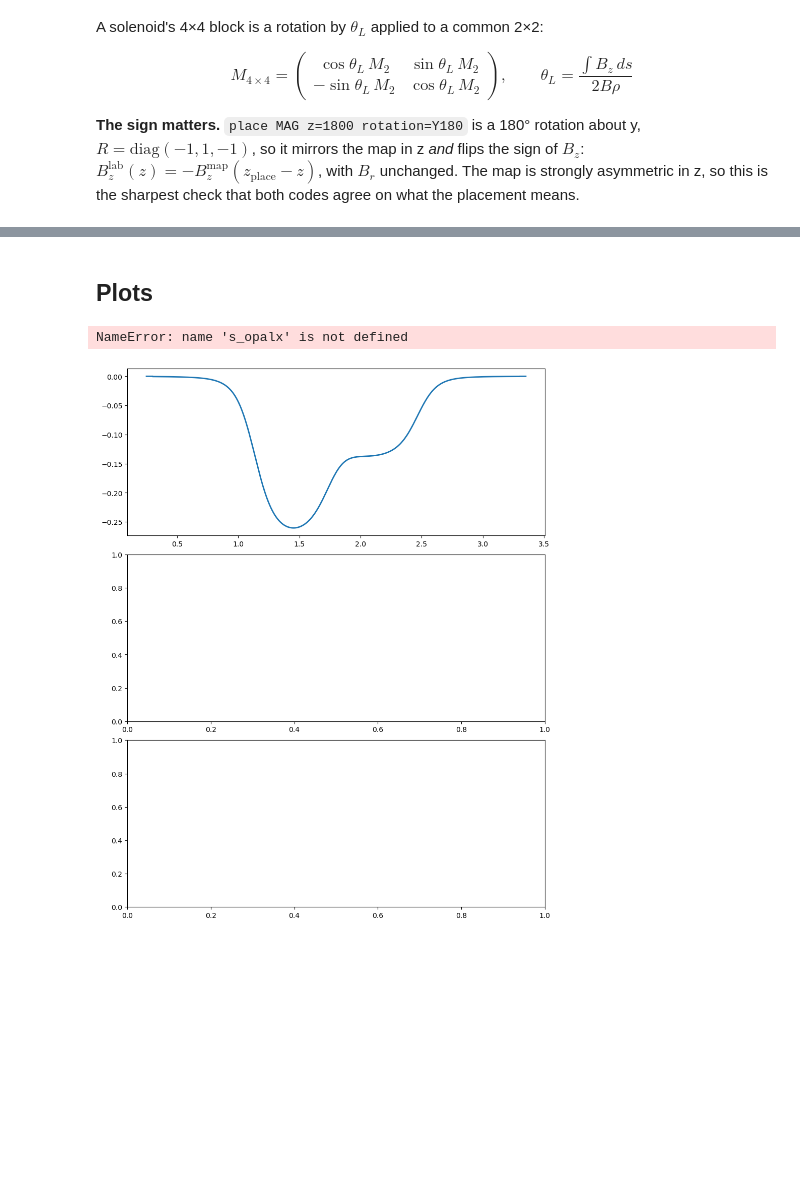
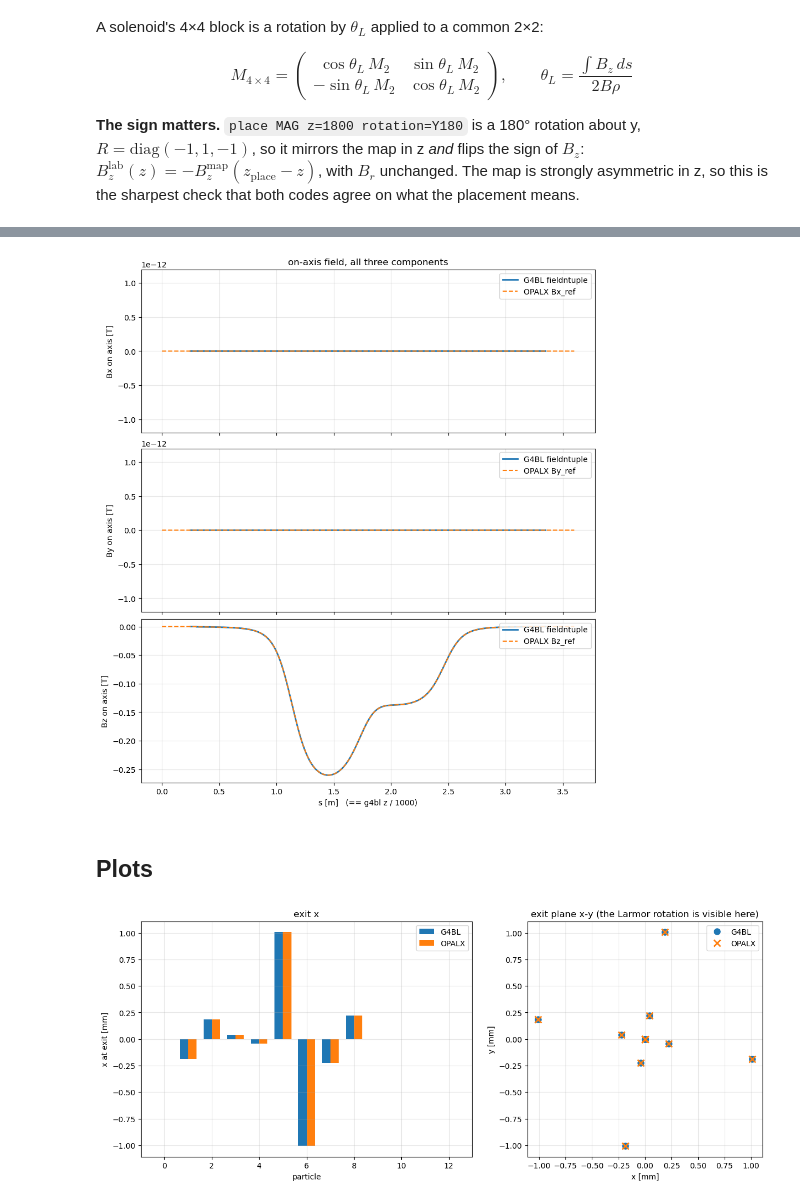
Before and after one commit to rammann/opalx-runs, a Jupyter notebook: studies/g4bl_compare/wsx_solenoid/compare.ipynb, the cells around one changed output, grey strips where cells are left out. Saved outputs shown, nothing was run; the diff lists cells and outputs as text; code cells hidden in the pictures; blank space fills up the shorter version.

Commit message:
solenoid fieldmap case studies

```diff
--- a/studies/g4bl_compare/wsx_solenoid/compare.ipynb
+++ b/studies/g4bl_compare/wsx_solenoid/compare.ipynb
@@ -455,27 +826,41 @@ FileNotFoundError: [Errno 2] No such file or directory: 'wsx_solenoid.stat'
+# %%
+fig, ax = plt.subplots(3, 1, figsize=(9, 10), sharex=True, constrained_layout=True)
+
+for k, c in enumerate(("x", "y", "z")):
+    ax[k].plot(z_ax * 1e-3, B_g4bl[c], label="G4BL fieldntuple", lw=2)
+    ax[k].plot(s_opalx, B_opalx[c], "--", label=f"OPALX B{c}_ref", lw=1.5)
+    ax[k].set_ylabel(f"B{c} on axis [T]")
+    ax[k].grid(alpha=.3)
+    ax[k].legend(loc="upper right")
+ax[0].set_title("on-axis field, all three components")
+ax[2].set_xlabel("s [m]   (== g4bl z / 1000)")
+
+# Bx and By are ~0, so let them share a tight symmetric scale rather than
+# autoscaling on numerical dust and looking like structure.
+tiny = max(np.abs(B_g4bl["x"]).max(), np.abs(B_g4bl["y"]).max(),
+           np.abs(B_opalx["x"]).max(), np.abs(B_opalx["y"]).max(), 1e-12)
+for k in (0, 1):
+    ax[k].set_ylim(-1.2 * tiny, 1.2 * tiny)
+plt.show()
+# %% [output]
+[figure, added]
 # %% [markdown]
 ## Plots
 # %%
-
-fig, ax = plt.subplots(3, 1, figsize=(9, 11), constrained_layout=True)
-
-ax[0].plot(z_ax * 1e-3, bz_ax, label="G4BL fieldntuple", lw=2)
-ax[0].plot(s_opalx, bz_opalx, "--", label="OPALX Bz_ref", lw=1.5)
-ax[0].set_xlabel("s [m]"); ax[0].set_ylabel("Bz on axis [T]")
-ax[0].set_title("on-axis field"); ax[0].legend(); ax[0].grid(alpha=.3)
+fig, ax = plt.subplots(1, 2, figsize=(13, 5), constrained_layout=True)
 
 w = 0.35
 j = np.arange(Xg_out.shape[1])
-ax[1].bar(j - w/2, Xg_out[0] * 1e3, w, label="G4BL")
-ax[1].bar(j + w/2, Xo_out[0] * 1e3, w, label="OPALX")
-ax[1].set_xlabel("particle"); ax[1].set_ylabel("x at exit [mm]")
-ax[1].set_title("exit x"); ax[1].legend(); ax[1].grid(alpha=.3)
+ax[0].bar(j - w/2, Xg_out[0] * 1e3, w, label="G4BL")
+ax[0].bar(j + w/2, Xo_out[0] * 1e3, w, label="OPALX")
+ax[0].set_xlabel("particle"); ax[0].set_ylabel("x at exit [mm]")
+ax[0].set_title("exit x"); ax[0].legend(); ax[0].grid(alpha=.3)
 
-ax[2].plot(Xg_out[0] * 1e3, Xg_out[2] * 1e3, "o", ms=8, label="G4BL")
-ax[2].plot(Xo_out[0] * 1e3, Xo_out[2] * 1e3, "x", ms=8, mew=2, label="OPALX")
-ax[2].set_xlabel("x [mm]"); ax[2].set_ylabel("y [mm]")
-ax[2].set_title("exit plane x-y (the Larmor rotation is visible here)")
-ax[2].set_aspect("equal"); ax[2].legend(); ax[2].grid(alpha=.3)
+ax[1].plot(Xg_out[0] * 1e3, Xg_out[2] * 1e3, "o", ms=8, label="G4BL")
+ax[1].plot(Xo_out[0] * 1e3, Xo_out[2] * 1e3, "x", ms=8, mew=2, label="OPALX")
+ax[1].set_xlabel("x [mm]"); ax[1].set_ylabel("y [mm]")
+ax[1].set_title("exit plane x-y (the Larmor rotation is visible here)")
+ax[1].set_aspect("equal"); ax[1].legend(); ax[1].grid(alpha=.3)
 plt.show()
 # %% [output]
-NameError: name 's_opalx' is not defined
-[figure, old version]
+[figure, new version]
```
Also changed, not shown: parts of 20 cells of this notebook, 8 other files.
